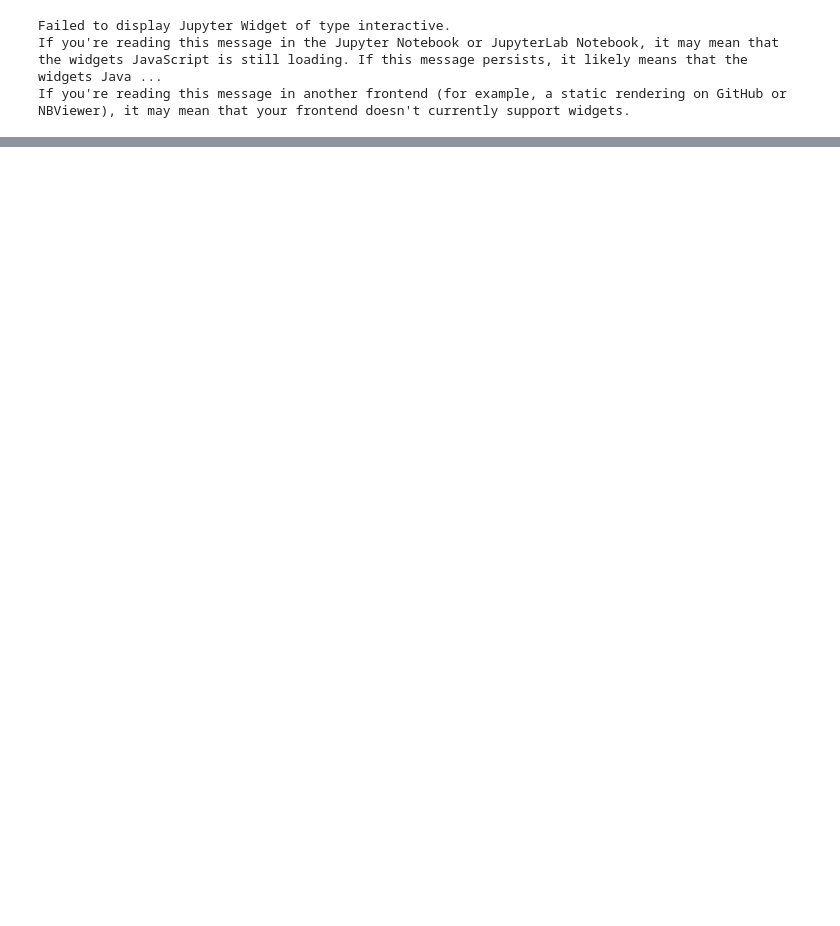
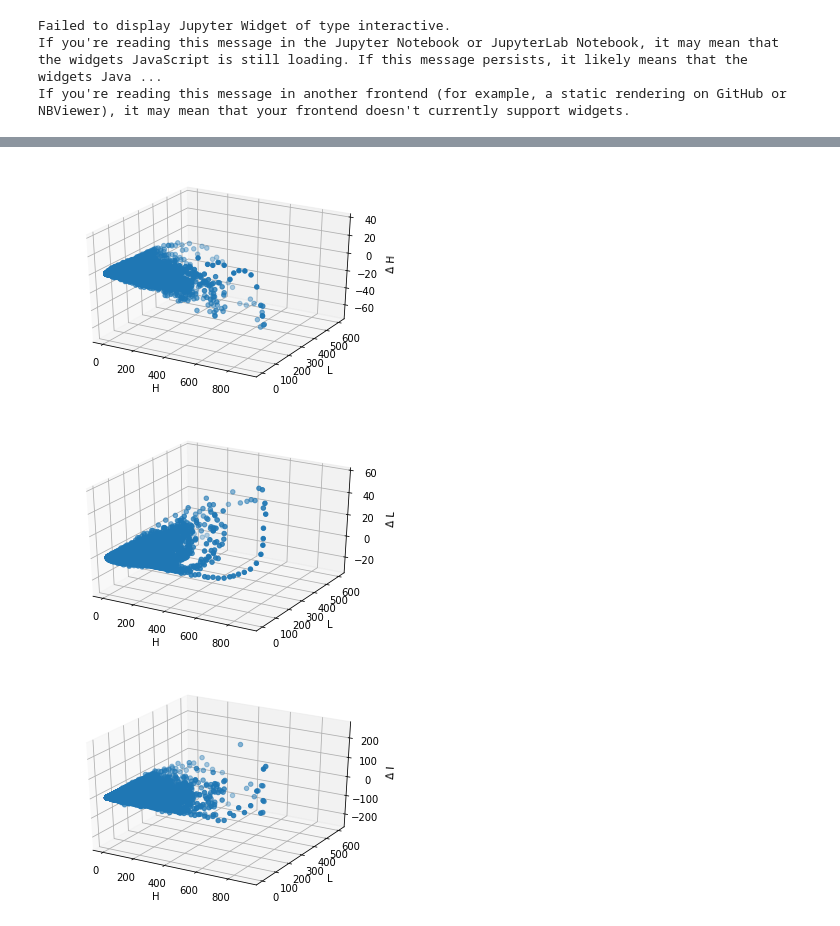
Before and after one commit to Autopawn/cc4preys, a Jupyter notebook: AgentBased.ipynb, the cells around one changed output, grey strips where cells are left out. Drawn from its saved outputs; the diff is of its cells as text; code cells hidden in the pictures; blank space fills up the shorter version.

```diff
--- a/AgentBased.ipynb
+++ b/AgentBased.ipynb
@@ -66,0 +181,39 @@ plt.show()
+# %%
+pts_ha_a = np.load("data/pts_ha_a.npy")
+pts_ly_a = np.load("data/pts_ly_a.npy")
+pts_il_a = np.load("data/pts_il_a.npy")
+pts_dha_a = np.load("data/pts_dha_a.npy")
+pts_dly_a = np.load("data/pts_dly_a.npy")
+pts_dil_a = np.load("data/pts_dil_a.npy")
+
+# Uncoment to only work with ha and ly
+#pts_il_a = np.zeros(pts_ha_a.shape)
+#pts_dil_a = np.zeros(pts_ha_a.shape)
+# %%
+fig = plt.figure()
+ax = fig.add_subplot(111, projection='3d')
+ax.scatter(pts_ha_a,pts_ly_a,pts_dha_a)
+ax.set_xlabel('H')
+ax.set_ylabel('L')
+ax.set_zlabel('$\Delta$ H')
+fig.show()
+
+fig = plt.figure()
+ax = fig.add_subplot(111, projection='3d')
+ax.scatter(pts_ha_a,pts_ly_a,pts_dly_a)
+ax.set_xlabel('H')
+ax.set_ylabel('L')
+ax.set_zlabel('$\Delta$ L')
+fig.show()
+
+fig = plt.figure()
+ax = fig.add_subplot(111, projection='3d')
+ax.scatter(pts_ha_a,pts_ly_a,pts_dil_a)
+ax.set_xlabel('H')
+ax.set_ylabel('L')
+ax.set_zlabel('$\Delta$ I')
+fig.show();
+# %% [output]
+[figure, added]
+[figure, added]
+[figure, added]
```
Also changed, not shown: parts of 13 cells of this notebook, 13 other files.
